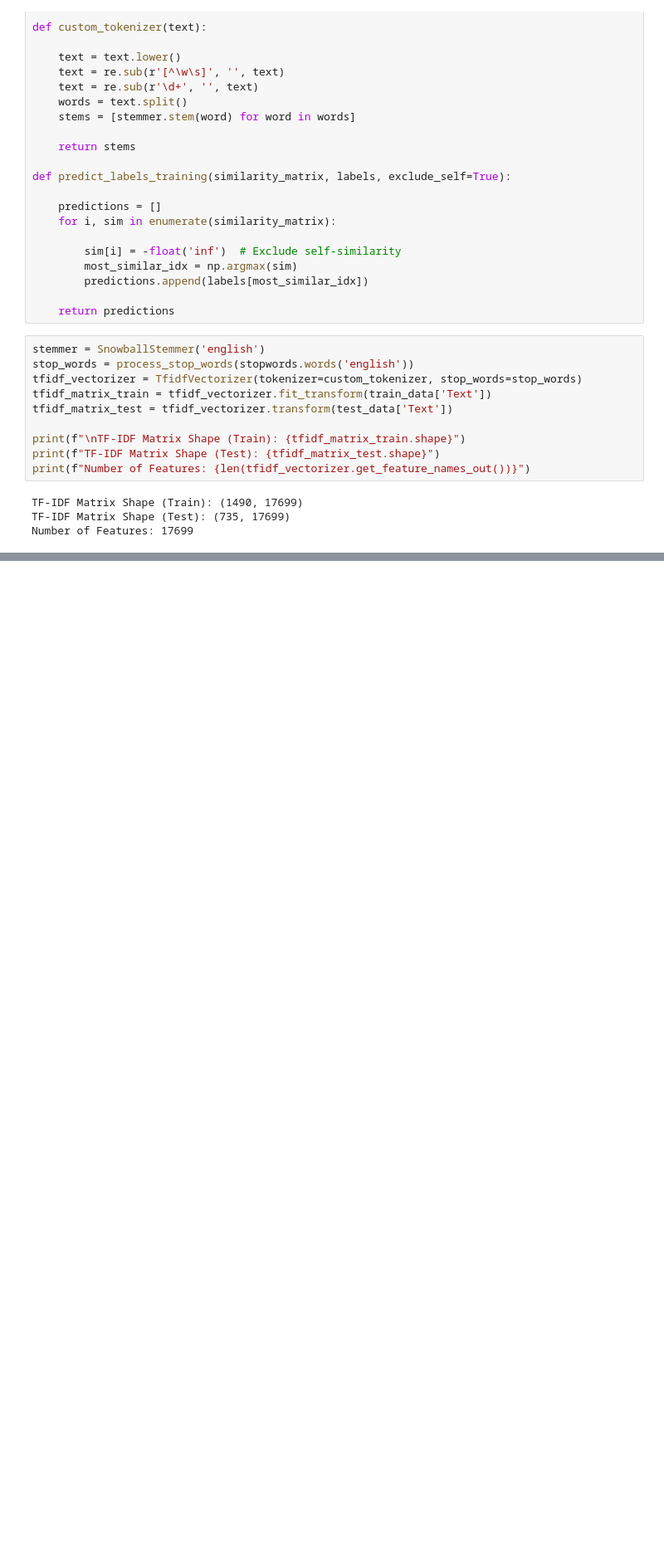
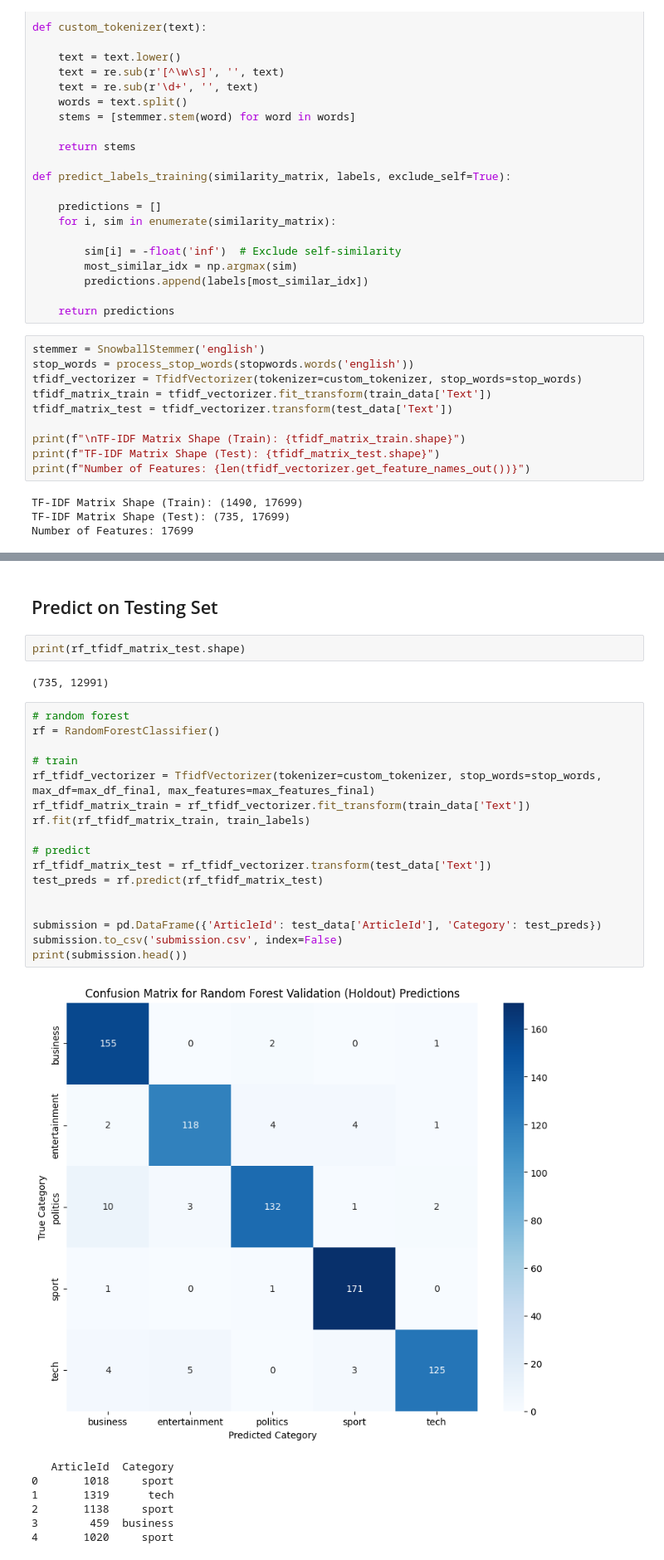
Before and after one commit to carlosmatherson/BBC-News-Classification, a Jupyter notebook: BBC_News_Classification.ipynb, the cells around one changed output, grey strips where cells are left out. Shown at 83% size. Saved outputs shown, nothing was run; the diff lists cells and outputs as text; blank space fills up the shorter version.

```diff
--- a/BBC_News_Classification.ipynb
+++ b/BBC_News_Classification.ipynb
@@ -324,0 +411,31 @@ Predictions saved to 'submission_k5.csv'
+# %% [markdown]
+## Predict on Testing Set
+# %%
+print(rf_tfidf_matrix_test.shape)
+# %% [output]
+(735, 12991)
+# %%
+# random forest
+rf = RandomForestClassifier()
+
+# train
+rf_tfidf_vectorizer = TfidfVectorizer(tokenizer=custom_tokenizer, stop_words=stop_words, max_df=max_df_final, max_features=max_features_final)
+rf_tfidf_matrix_train = rf_tfidf_vectorizer.fit_transform(train_data['Text'])
+rf.fit(rf_tfidf_matrix_train, train_labels)
+
+# predict
+rf_tfidf_matrix_test = rf_tfidf_vectorizer.transform(test_data['Text'])
+test_preds = rf.predict(rf_tfidf_matrix_test)
+
+
+submission = pd.DataFrame({'ArticleId': test_data['ArticleId'], 'Category': test_preds})
+submission.to_csv('submission.csv', index=False)
+print(submission.head())
+# %% [output]
+[figure, added]
+   ArticleId  Category
+0       1018     sport
+1       1319      tech
+2       1138     sport
+3        459  business
+4       1020     sport
```
Also changed, not shown: parts of 19 cells of this notebook.
